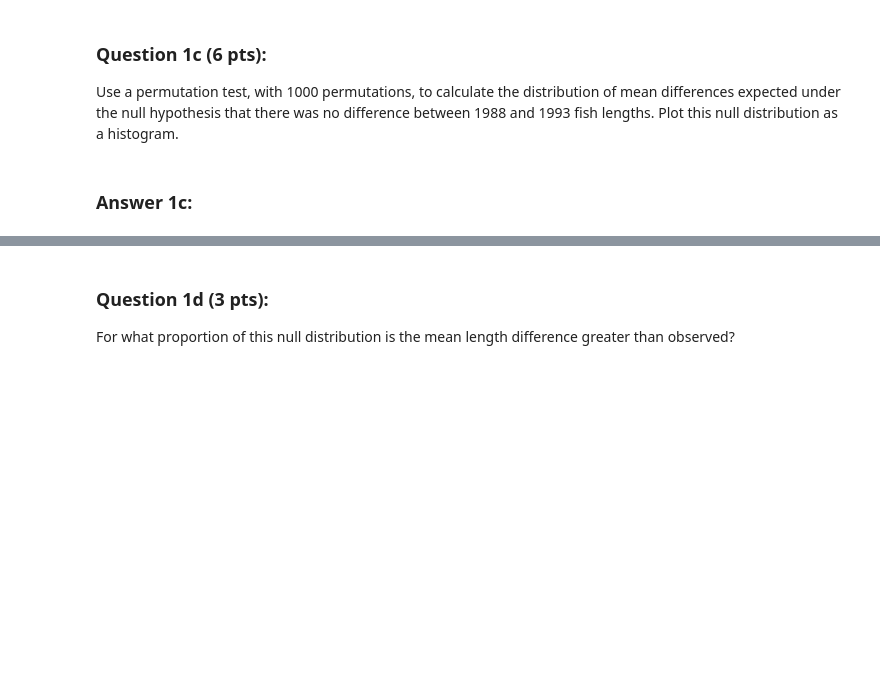
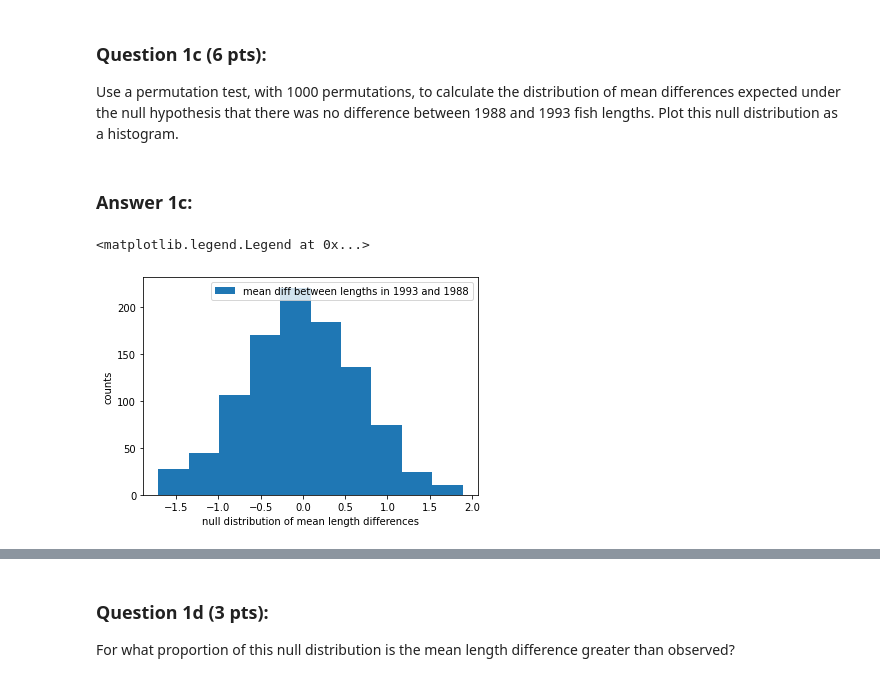
Before and after one commit to newgend2/hw7, a Jupyter notebook: hw07.ipynb, the cells around one changed output, grey strips where cells are left out. Cells and saved outputs as stored; diff of their text form; code cells hidden in the pictures; blank space fills up the shorter version.

```diff
--- a/hw07.ipynb
+++ b/hw07.ipynb
@@ -92,19 +97,33 @@ num_permutations= ...
+# %%
+
+num_permutations= 1000
+
+mean_diff_array = np.empty(num_permutations)
+for z in range(num_permutations):
+    permuted_data = np.random.permutation(np.concatenate([length_93, length_88]))
+    permuted_93 = permuted_data[0:len(length_93)]
+    permuted_88 = permuted_data[len(length_93):]
+    mean_diff = np.mean(permuted_93) - np.mean(permuted_88)
+    mean_diff_array[z] = mean_diff
 # %%
 # Creating the axes for this problem...
 fig=plt.figure()
 ax1c=fig.add_subplot(111)
 
 # Create your histogram (no density)
-""" Starter code
-cts_diff, bins_diff, patches_diff = ax1c.hist(...)
-"""
+# Starter code
+cts_diff, bins_diff, patches_diff = ax1c.hist(mean_diff_array, label='mean diff between lengths in 1993 and 1988')
+
 ...
 
 ...
 
 # Finish the graph...
 ax1c.set_xlabel('null distribution of mean length differences')
 ax1c.set_ylabel('counts')
 ax1c.legend()
+# %% [output]
+<matplotlib.legend.Legend at 0x...>
+[figure, added]
 # %%
 grader.check("q1c")
```
Also changed, not shown: parts of 10 cells of this notebook.
